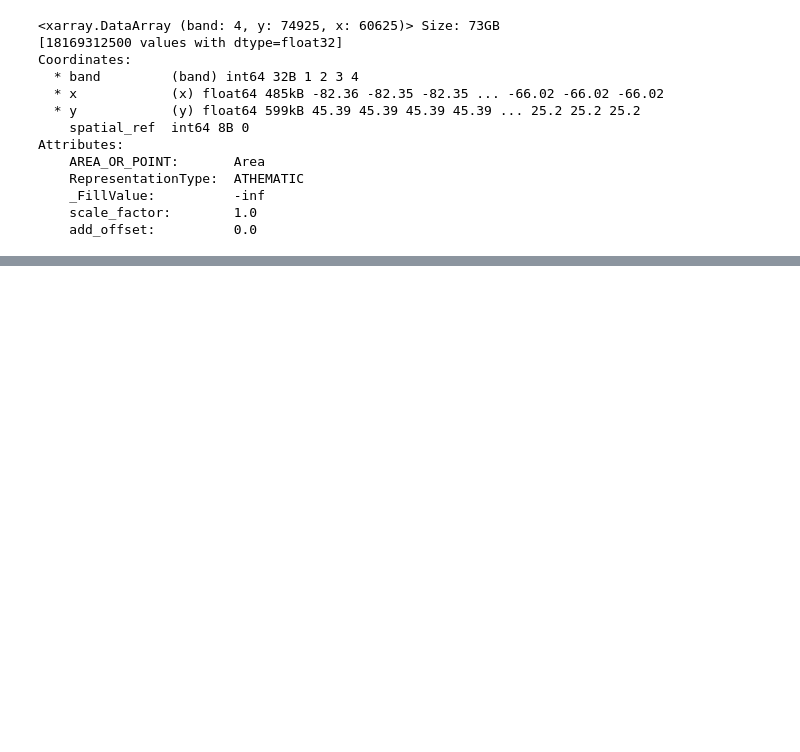
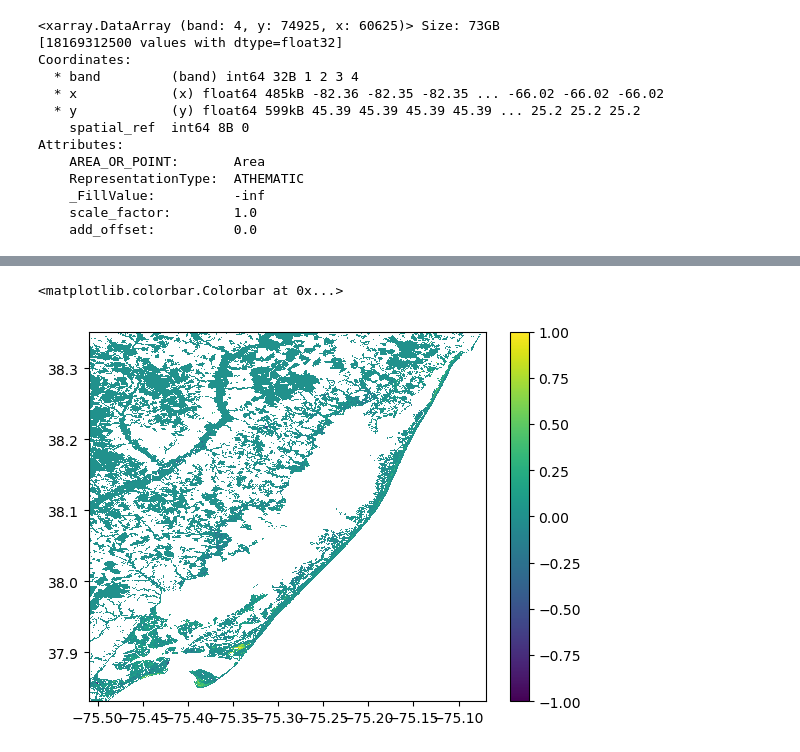
Before and after one commit to csherwood-usgs/marsh, a Jupyter notebook: AtlanticUVVR.ipynb, the cells around one changed output, grey strips where cells are left out. Drawn from its saved outputs; the diff is of its cells as text; code cells hidden in the pictures; blank space fills up the shorter version.

```diff
--- a/AtlanticUVVR.ipynb
+++ b/AtlanticUVVR.ipynb
@@ -122,0 +145,7 @@ plt.pcolormesh(a.x.values, a.y.values, a[1,:,:].values)
+# %%
+# not much difference between them
+plt.pcolormesh(lon,lat,uvvr18-uvvr14)
+plt.colorbar()
+# %% [output]
+<matplotlib.colorbar.Colorbar at 0x...>
+[figure, added]
```
Also changed, not shown: parts of 13 cells of this notebook.
